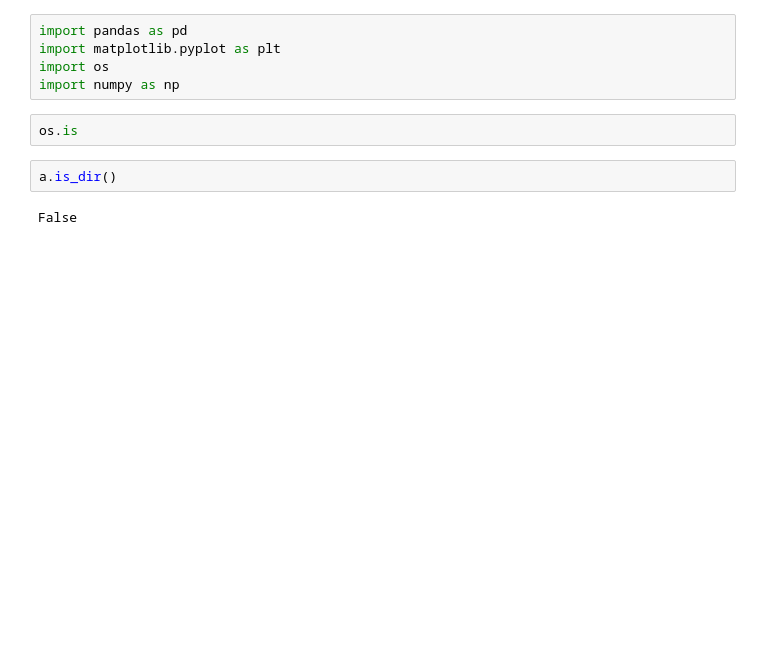
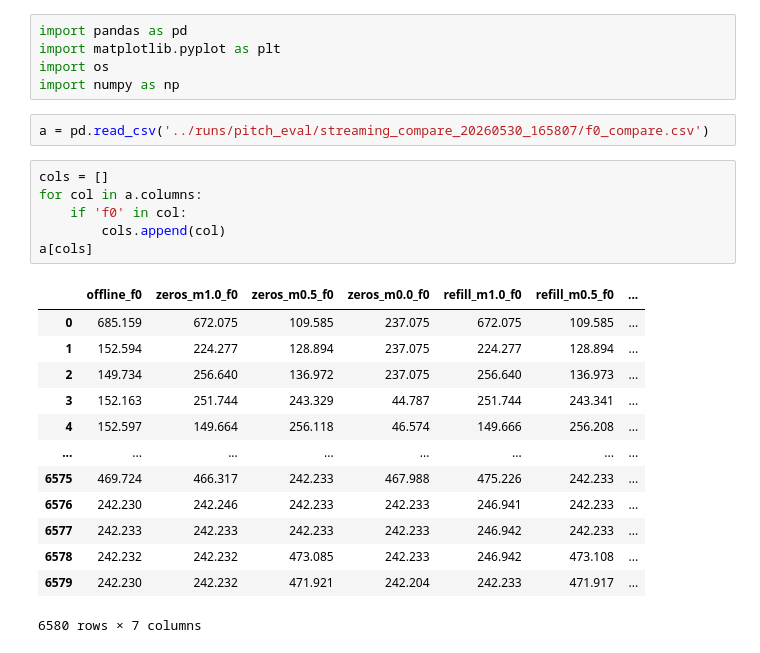
Before and after one commit to falkodem/BassEmulatorVST, a Jupyter notebook: ml/check.ipynb, the cells around one changed output. Cells and saved outputs as stored; diff of their text form; blank space fills up the shorter version.

```diff
--- a/ml/check.ipynb
+++ b/ml/check.ipynb
@@ -3,9 +3,25 @@ import pandas as pd
 import matplotlib.pyplot as plt
 import os
 import numpy as np
-# %%
-os.is
-# %%
-a.is_dir()
-# %% [output]
-False
+# %%
+a = pd.read_csv('../runs/pitch_eval/streaming_compare_20260530_165807/f0_compare.csv')
+# %%
+cols = []
+for col in a.columns:
+    if 'f0' in col:
+        cols.append(col)
+a[cols]
+# %% [output]
+|  | offline_f0 | zeros_m1.0_f0 | zeros_m0.5_f0 | zeros_m0.0_f0 | refill_m1.0_f0 | refill_m0.5_f0 | ... |
+| 0 | 685.159 | 672.075 | 109.585 | 237.075 | 672.075 | 109.585 | ... |
+| 1 | 152.594 | 224.277 | 128.894 | 237.075 | 224.277 | 128.894 | ... |
+| 2 | 149.734 | 256.640 | 136.972 | 237.075 | 256.640 | 136.973 | ... |
+| 3 | 152.163 | 251.744 | 243.329 | 44.787 | 251.744 | 243.341 | ... |
+| 4 | 152.597 | 149.664 | 256.118 | 46.574 | 149.666 | 256.208 | ... |
+| ... | ... | ... | ... | ... | ... | ... | ... |
+| 6575 | 469.724 | 466.317 | 242.233 | 467.988 | 475.226 | 242.233 | ... |
+| 6576 | 242.230 | 242.246 | 242.233 | 242.233 | 246.941 | 242.233 | ... |
+| 6577 | 242.233 | 242.233 | 242.233 | 242.233 | 246.942 | 242.233 | ... |
+| 6578 | 242.232 | 242.232 | 473.085 | 242.233 | 246.942 | 473.108 | ... |
+| 6579 | 242.230 | 242.232 | 471.921 | 242.204 | 242.233 | 471.917 | ... |
+6580 rows × 7 columns
```
Also changed, not shown: parts of 10 cells of this notebook, 5 other files.
